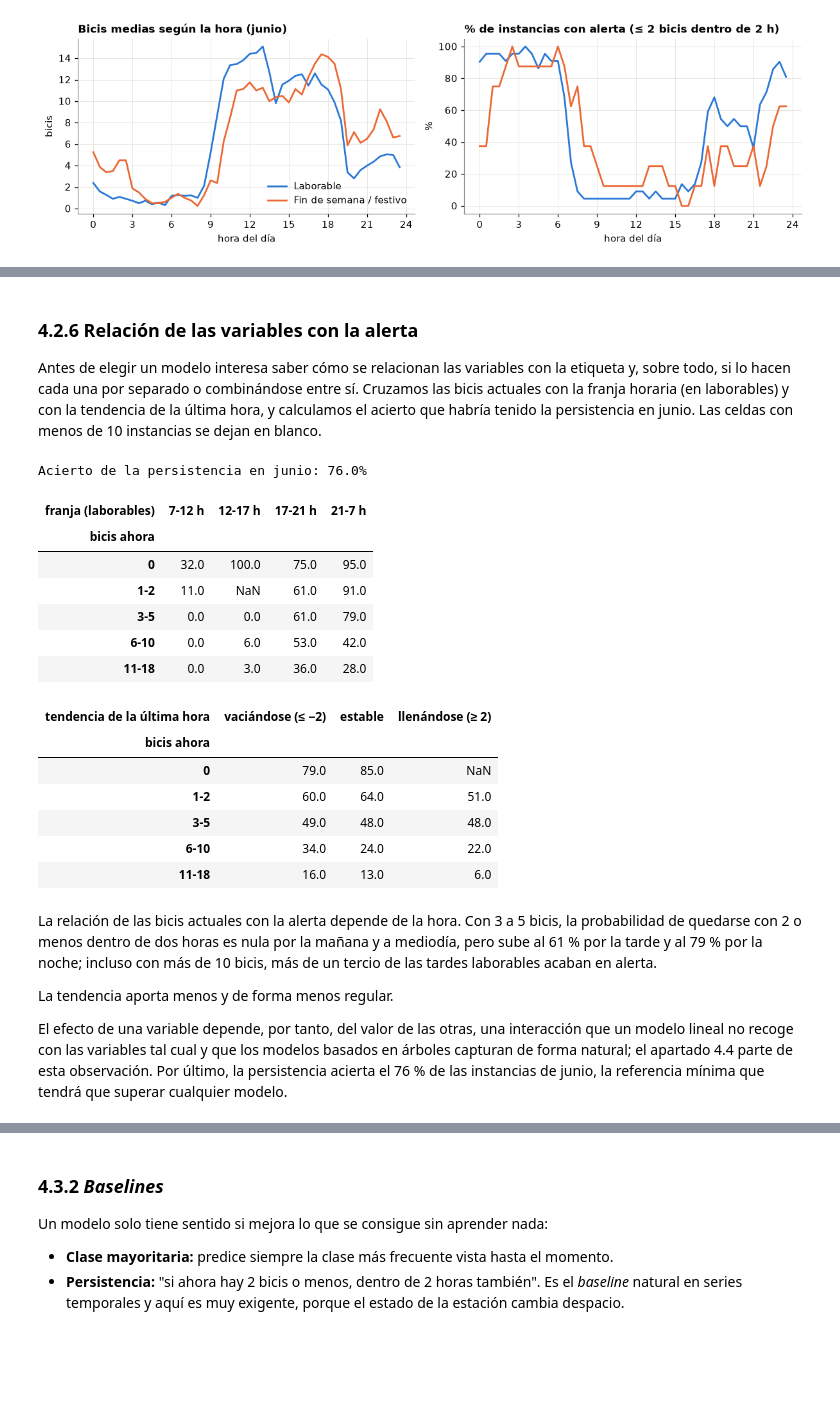
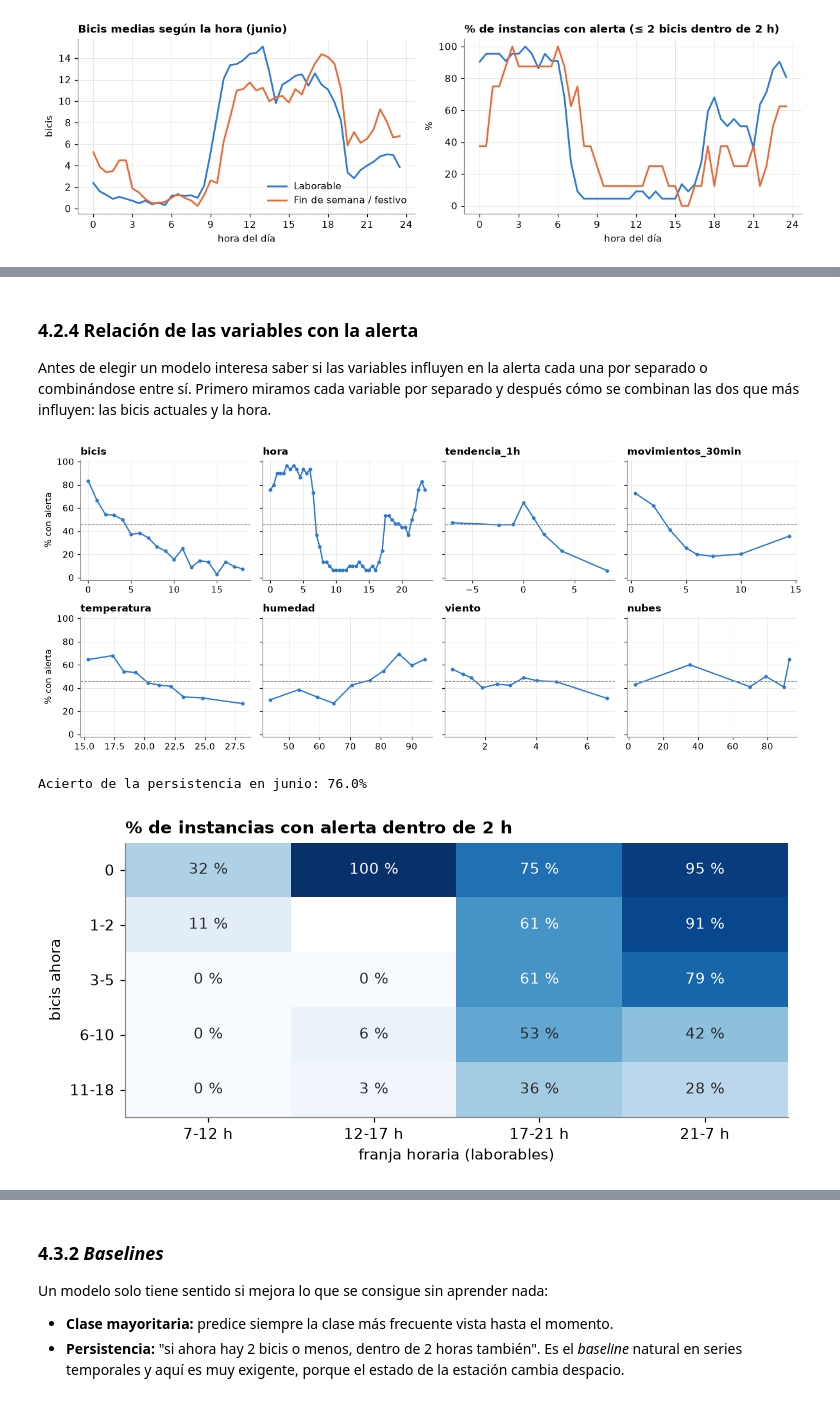
Before and after one commit to AlvaroAlonso22/Proyecto_FlujodeDatos, a Jupyter notebook: Revision_Antonio_Proyecto_Flujo_Datos_Bicis_Toulouse_best.ipynb, the cells around one changed output, grey strips where cells are left out. Cells and saved outputs as stored; diff of their text form; code cells hidden in the pictures; blank space fills up the shorter version.

```diff
--- a/Revision_Antonio_Proyecto_Flujo_Datos_Bicis_Toulouse_best.ipynb
+++ b/Revision_Antonio_Proyecto_Flujo_Datos_Bicis_Toulouse_best.ipynb
@@ -792,48 +399,45 @@ Vemos como realmente las observaciones están lejos de ser independientes unas d
 # %% [markdown]
-### 4.2.6 Relación de las variables con la alerta
+### 4.2.4 Relación de las variables con la alerta
 
-Antes de elegir un modelo interesa saber cómo se relacionan las variables con la etiqueta y, sobre todo, si lo hacen cada una por separado o combinándose entre sí. Cruzamos las bicis actuales con la franja horaria (en laborables) y con la tendencia de la última hora, y calculamos el acierto que habría tenido la persistencia en junio. Las celdas con menos de 10 instancias se dejan en blanco.
+Antes de elegir un modelo interesa saber si las variables influyen en la alerta cada una por separado o combinándose entre sí. Primero miramos cada variable por separado y después cómo se combinan las dos que más influyen: las bicis actuales y la hora.
+# %%
+# % de alerta según el valor de cada variable en junio (la línea discontinua es el % medio de alerta)
+fig, axes = plt.subplots(2, 4, figsize=(12, 5), sharey=True)
+for ax, var in zip(axes.flat, ["bicis", "hora", "tendencia_1h", "movimientos_30min",
+                               "temperatura", "humedad", "viento", "nubes"]):
+    valores = f_junio[var]
+    tramo = valores if var in ("bicis", "hora") else pd.qcut(valores, 10, duplicates="drop")   # resto: 10 tramos iguales
+    g = f_junio.groupby(tramo, observed=True).agg(valor=(var, "mean"), alerta=("pocas_bicis_2h", "mean"))
+    ax.plot(g["valor"], 100 * g["alerta"], "o-", color=AZUL, lw=1.5, ms=3)
+    ax.axhline(100 * f_junio["pocas_bicis_2h"].mean(), color=GRIS, ls="--", lw=0.8)
+    ax.set_title(var)
+for ax in axes[:, 0]:
+    ax.set_ylabel("% con alerta")
+plt.tight_layout(); plt.show()
+# %% [output]
+[figure, added]
 # %%
-# % de alerta según las bicis actuales cruzadas con la franja horaria (laborables) y con la tendencia
+# % de alerta según las bicis actuales y la franja horaria (laborables de junio); en blanco, grupos con menos de 10 instancias
 grupo_bicis = pd.cut(f_junio["bicis"], [-1, 0, 2, 5, 10, 18], labels=["0", "1-2", "3-5", "6-10", "11-18"])
 h = f_junio["hora"]
 franja = pd.Series(np.select([h < 7, h < 12, h < 17, h < 21], ["21-7 h", "7-12 h", "12-17 h", "17-21 h"], "21-7 h"),
                    index=f_junio.index)
-tendencia = pd.cut(f_junio["tendencia_1h"], [-np.inf, -2, 1, np.inf],
-                   labels=["vaciándose (≤ −2)", "estable", "llenándose (≥ 2)"])
+laborable = f_junio["tipo_dia"] == "Laborable"
+g = f_junio["pocas_bicis_2h"][laborable].groupby([grupo_bicis[laborable], franja[laborable]], observed=True)
+tabla_alerta = (100 * g.mean()).where(g.size() >= 10).unstack()[["7-12 h", "12-17 h", "17-21 h", "21-7 h"]]
 
+fig, ax = plt.subplots(figsize=(7, 3.4))
+ax.imshow(tabla_alerta, cmap="Blues", vmin=0, vmax=100, aspect="auto")
+for (i, j), v in np.ndenumerate(tabla_alerta.to_numpy()):
+    if not np.isnan(v):
+        ax.text(j, i, f"{v:.0f} %", ha="center", va="center", color="white" if v > 60 else TINTA)
+ax.set_xticks(range(4), tabla_alerta.columns); ax.set_yticks(range(len(tabla_alerta)), tabla_alerta.index)
+ax.set_xlabel("franja horaria (laborables)"); ax.set_ylabel("bicis ahora"); ax.grid(False)
+ax.set_title("% de instancias con alerta dentro de 2 h")
+plt.tight_layout(); plt.show()
 
-def pct_alerta(filas, columnas, mascara=slice(None)):
-    """% de alerta por grupo; en blanco los grupos con menos de 10 instancias."""
-    g = f_junio["pocas_bicis_2h"][mascara].groupby([filas[mascara], columnas[mascara]], observed=True)
-    return (100 * g.mean()).where(g.size() >= 10).unstack().round(0)
-
-
-laborable = f_junio["tipo_dia"] == "Laborable"
 persistencia = ((f_junio["bicis"] <= UMBRAL_POCAS) == (f_junio["pocas_bicis_2h"] == 1)).mean()
 print(f"Acierto de la persistencia en junio: {persistencia:.1%}")
-display(pct_alerta(grupo_bicis, franja, laborable)[["7-12 h", "12-17 h", "17-21 h", "21-7 h"]]
-        .rename_axis(index="bicis ahora", columns="franja (laborables)"))
-pct_alerta(grupo_bicis, tendencia).rename_axis(index="bicis ahora", columns="tendencia de la última hora")
 # %% [output]
 Acierto de la persistencia en junio: 76.0%
-| franja (laborables) | 7-12 h | 12-17 h | 17-21 h | 21-7 h |
-| bicis ahora |  |  |  |  |
-| 0 | 32.0 | 100.0 | 75.0 | 95.0 |
-| 1-2 | 11.0 | NaN | 61.0 | 91.0 |
-| 3-5 | 0.0 | 0.0 | 61.0 | 79.0 |
-| 6-10 | 0.0 | 6.0 | 53.0 | 42.0 |
-| 11-18 | 0.0 | 3.0 | 36.0 | 28.0 |
-| tendencia de la última hora | vaciándose (≤ −2) | estable | llenándose (≥ 2) |
-| bicis ahora |  |  |  |
-| 0 | 79.0 | 85.0 | NaN |
-| 1-2 | 60.0 | 64.0 | 51.0 |
-| 3-5 | 49.0 | 48.0 | 48.0 |
-| 6-10 | 34.0 | 24.0 | 22.0 |
-| 11-18 | 16.0 | 13.0 | 6.0 |
+[figure, added]
-# %% [markdown]
-La relación de las bicis actuales con la alerta depende de la hora. Con 3 a 5 bicis, la probabilidad de quedarse con 2 o menos dentro de dos horas es nula por la mañana y a mediodía, pero sube al 61 % por la tarde y al 79 % por la noche; incluso con más de 10 bicis, más de un tercio de las tardes laborables acaban en alerta.
-
-La tendencia aporta menos y de forma menos regular.
-
-El efecto de una variable depende, por tanto, del valor de las otras, una interacción que un modelo lineal no recoge con las variables tal cual y que los modelos basados en árboles capturan de forma natural; el apartado 4.4 parte de esta observación. Por último, la persistencia acierta el 76 % de las instancias de junio, la referencia mínima que tendrá que superar cualquier modelo.
```
Also changed, not shown: parts of 260 cells of this notebook.
